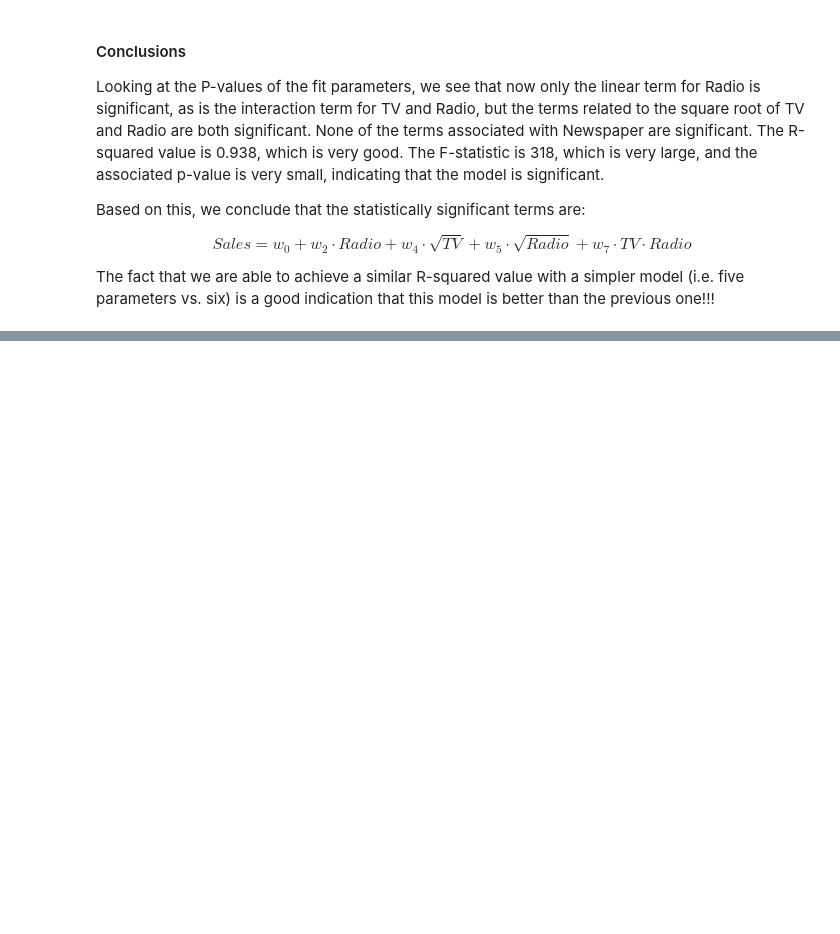
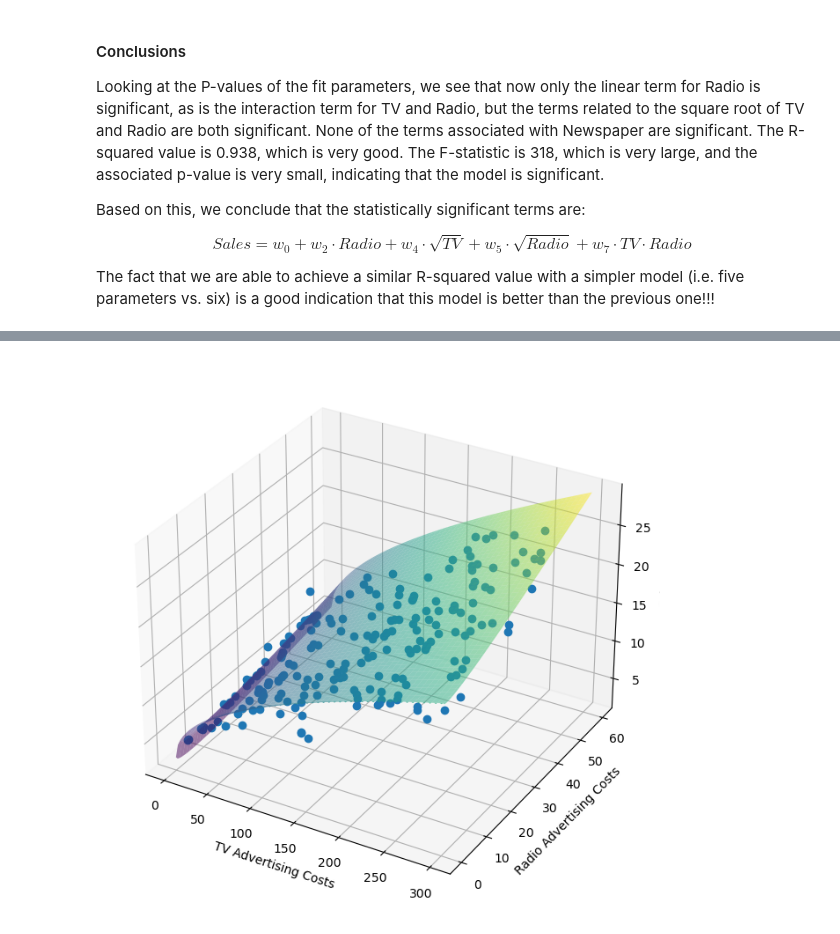
Before and after one commit to brash99/cpsc250, a Jupyter notebook: Week4_Examples/linear_regression_complete.ipynb, the cells around one changed output, grey strips where cells are left out. Cells and saved outputs as stored; diff of their text form; code cells hidden in the pictures; blank space fills up the shorter version.

```diff
--- a/Week4_Examples/linear_regression_complete.ipynb
+++ b/Week4_Examples/linear_regression_complete.ipynb
@@ -229,7 +229,7 @@ The fact that we are able to achieve a similar R-squared value with a simpler mo
 import numpy as np
 import matplotlib.pyplot as plt
 from mpl_toolkits.mplot3d import Axes3D
-%matplotlib notebook
+#%matplotlib notebook
 
 # Create the x, y, and z coordinate arrays
 x = np.linspace(0, 300, 100)
@@ -248,7 +248,7 @@ z = w0 + w2*y + w4*np.sqrt(x) + w5*np.sqrt(y) + w7*x*y
 fig = plt.figure(figsize=(10, 8))
 ax = fig.add_subplot(111, projection='3d')
 ax.plot(advert['TV'], advert['Radio'], advert['Sales'], 'o', label = "Data")
-ax.plot_surface(x, y, z, cmap='viridis')
+ax.plot_surface(x, y, z, cmap='viridis', alpha=0.5, label = "Model")
 
 
 ax.set_xlabel('TV Advertising Costs')
@@ -261,0 +260 @@ plt.show()
+[figure, added]
```
Also changed, not shown: parts of 1 cell of this notebook, 20 other files.
